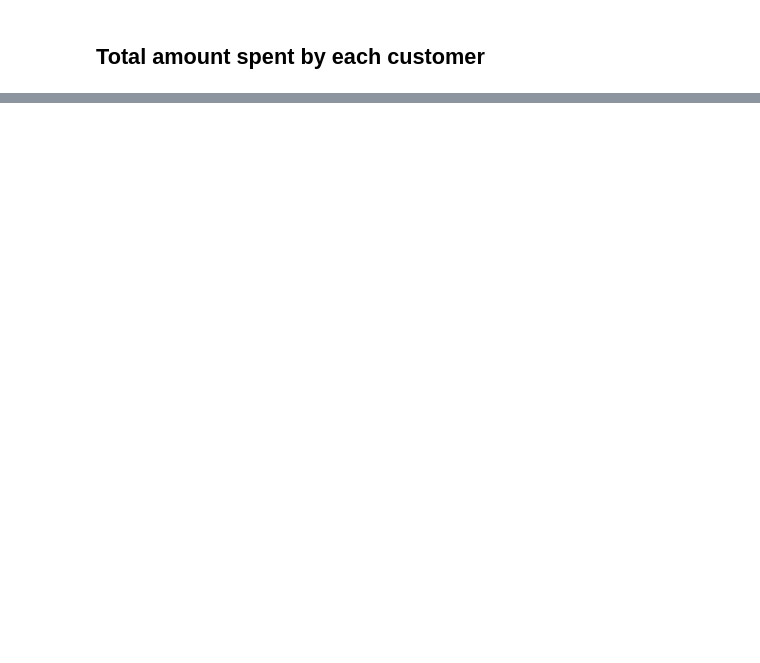
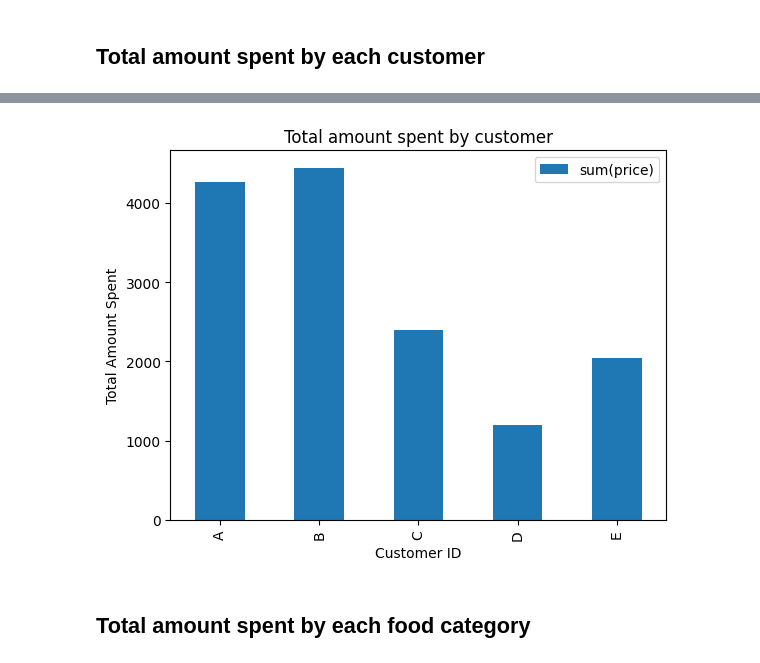
Before and after one commit to Asmaa213/Sales_analysis_project_with_pyspark, a Jupyter notebook: Sale_analysis_project.ipynb, the cells around one changed output, grey strips where cells are left out. Saved outputs shown, nothing was run; the diff lists cells and outputs as text; code cells hidden in the pictures; blank space fills up the shorter version.

```diff
--- a/Sale_analysis_project.ipynb
+++ b/Sale_analysis_project.ipynb
@@ -60,2 +71,8 @@ menu_df.show(5)
 # %% [markdown]
 <h2> Total amount spent by each customer </h2>
+# %%
+total_amount_spent = (sales_df.join(menu_df, 'product_id')
+                       .groupBy('customer_id')
+                       .agg({'price': 'sum'})
+                       .orderBy('customer_id'))
+total_amount_spent.show(5)
@@ -61,0 +89,17 @@ menu_df.show(5)
+# %%
+#convert the Spark DataFrame to a Pandas DataFrame
+total_amount_spent_pd = total_amount_spent.toPandas()
+
+#Plot the total amount spent
+total_amount_spent_pd.plot(x='customer_id', y='sum(price)', kind='bar')
+
+#Set the plot title and labels
+plt.title('Total amount spent by customer')
+plt.xlabel('Customer ID')
+plt.ylabel('Total Amount Spent')
+
+plt.show()
+# %% [output]
+[figure, added]
+# %% [markdown]
+<h2> Total amount spent by each food category</h2>
```
Also changed, not shown: parts of 24 cells of this notebook.
